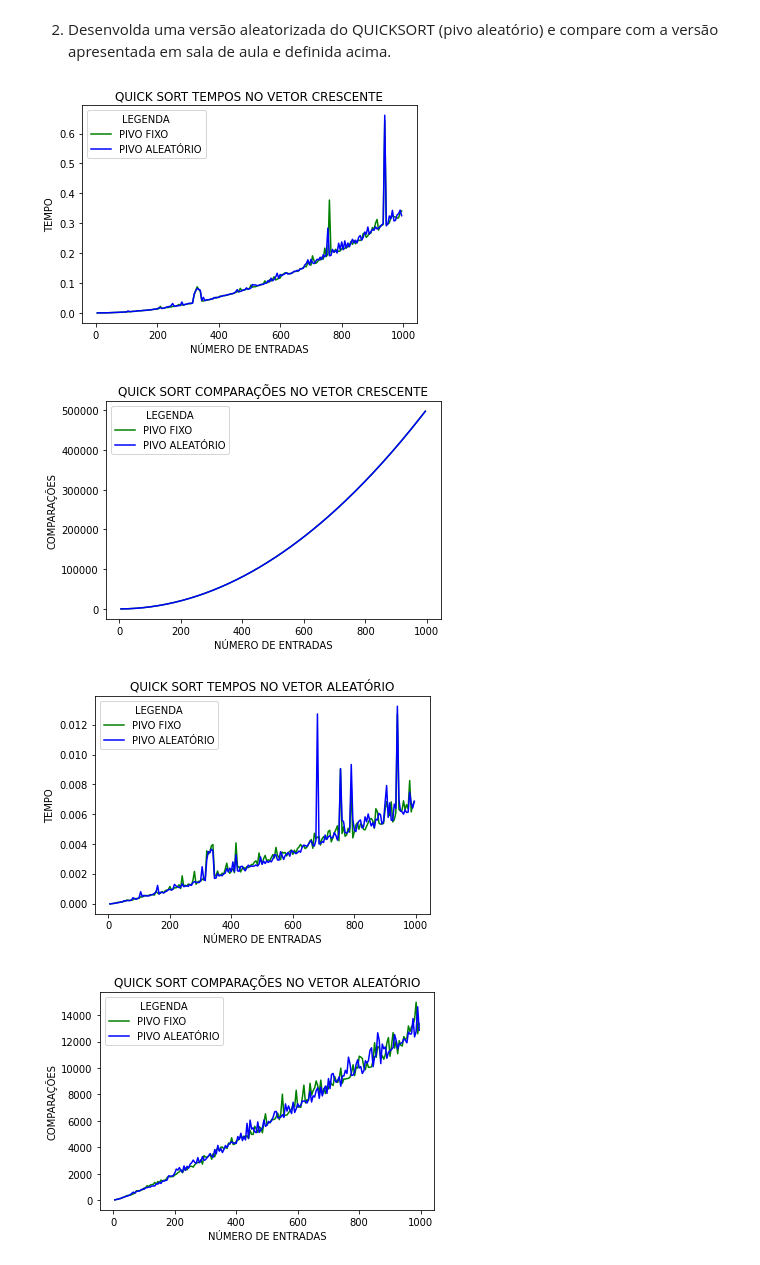
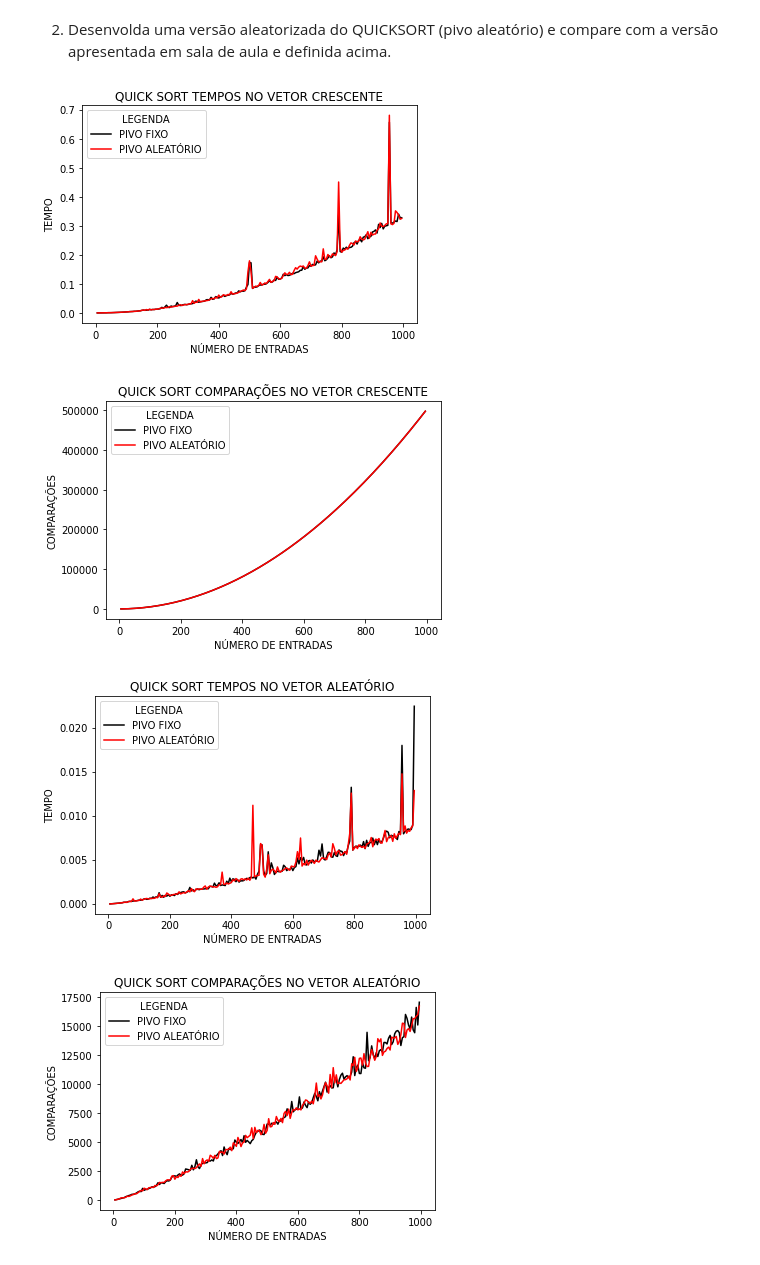
Before and after one commit to fabioVitorTavares/EFC1-GCC253---Complexidade-e-Projeto-de-Algoritmos, a Jupyter notebook: EFC1_GCC_253.ipynb, the cells around one changed output. Saved outputs shown, nothing was run; the diff lists cells and outputs as text; code cells hidden in the pictures.

```diff
--- a/EFC1_GCC_253.ipynb
+++ b/EFC1_GCC_253.ipynb
@@ -596,40 +610,40 @@ cAA2 =[]
 cAOD = []
 cAOD2 = []
 
 nE = []
 
 
 for i in range(5,1000,5):
         tAOC.append(quickSort(numpy.arange(0,i,1))[0])
         tAOC2.append(quickSortPA(numpy.arange(0,i,1))[0])
 
         tAA.append(quickSort(numpy.random.randint(0, intervalo, i))[0])
         tAA2.append(quickSortPA(numpy.random.randint(0, intervalo, i))[0])
 
         tAOD.append(quickSort(numpy.arange(i-1,-1,-1))[0])
         tAOD2.append(quickSortPA(numpy.arange(i-1,-1,-1))[0])
 
         cAOC.append(quickSort(numpy.arange(0,i,1))[1])
         cAOC2.append(quickSortPA(numpy.arange(0,i,1))[1])
 
         cAA.append(quickSort(numpy.random.randint(0, intervalo, i))[1])
         cAA2.append(quickSortPA(numpy.random.randint(0, intervalo, i))[1])
 
         cAOD.append(quickSort(numpy.arange(i-1,-1,-1))[1])
         cAOD2.append(quickSortPA(numpy.arange(i-1,-1,-1))[1])
 
         nE.append(i)
 
-plotGraf(nE,[tAOC, tAOC2], 'QUICK SORT TEMPOS NO VETOR CRESCENTE', ['green','blue'],['PIVO FIXO','PIVO ALEATÓRIO'],'TEMPO')
-plotGraf(nE,[cAOC, cAOC2], 'QUICK SORT COMPARAÇÕES NO VETOR CRESCENTE', ['green','blue'],['PIVO FIXO','PIVO ALEATÓRIO'],'COMPARAÇÕES')
+plotGraf(nE,[tAOC, tAOC2], 'QUICK SORT TEMPOS NO VETOR CRESCENTE', ['black','red'],['PIVO FIXO','PIVO ALEATÓRIO'],'TEMPO')
+plotGraf(nE,[cAOC, cAOC2], 'QUICK SORT COMPARAÇÕES NO VETOR CRESCENTE', ['black','red'],['PIVO FIXO','PIVO ALEATÓRIO'],'COMPARAÇÕES')
 
-plotGraf(nE,[tAA, tAA2], 'QUICK SORT TEMPOS NO VETOR ALEATÓRIO', ['green','blue'],['PIVO FIXO','PIVO ALEATÓRIO'],'TEMPO')
-plotGraf(nE,[cAA, cAA2], 'QUICK SORT COMPARAÇÕES NO VETOR ALEATÓRIO', ['green','blue'],['PIVO FIXO','PIVO ALEATÓRIO'],'COMPARAÇÕES')
+plotGraf(nE,[tAA, tAA2], 'QUICK SORT TEMPOS NO VETOR ALEATÓRIO', ['black','red'],['PIVO FIXO','PIVO ALEATÓRIO'],'TEMPO')
+plotGraf(nE,[cAA, cAA2], 'QUICK SORT COMPARAÇÕES NO VETOR ALEATÓRIO', ['black','red'],['PIVO FIXO','PIVO ALEATÓRIO'],'COMPARAÇÕES')
 
-plotGraf(nE,[tAOD, tAOD2], 'QUICK SORT TEMPOS NO VETOR DECRESCENTE', ['green','blue'],['PIVO FIXO','PIVO ALEATÓRIO'],'TEMPO')
-plotGraf(nE,[cAOD, cAOD2], 'QUICK SORT COMPARAÇÕES NO VETOR CRESCENTE', ['green','blue'],['PIVO FIXO','PIVO ALEATÓRIO'],'COMPARAÇÕES')
+plotGraf(nE,[tAOD, tAOD2], 'QUICK SORT TEMPOS NO VETOR DECRESCENTE', ['black','red'],['PIVO FIXO','PIVO ALEATÓRIO'],'TEMPO')
+plotGraf(nE,[cAOD, cAOD2], 'QUICK SORT COMPARAÇÕES NO VETOR CRESCENTE', ['black','red'],['PIVO FIXO','PIVO ALEATÓRIO'],'COMPARAÇÕES')
 # %% [output]
-[figure, old version]
+[figure, new version]
-[figure, old version]
+[figure, new version]
-[figure, old version]
+[figure, new version]
-[figure, old version]
+[figure, new version]
```
Also changed, not shown: parts of 9 cells of this notebook.
